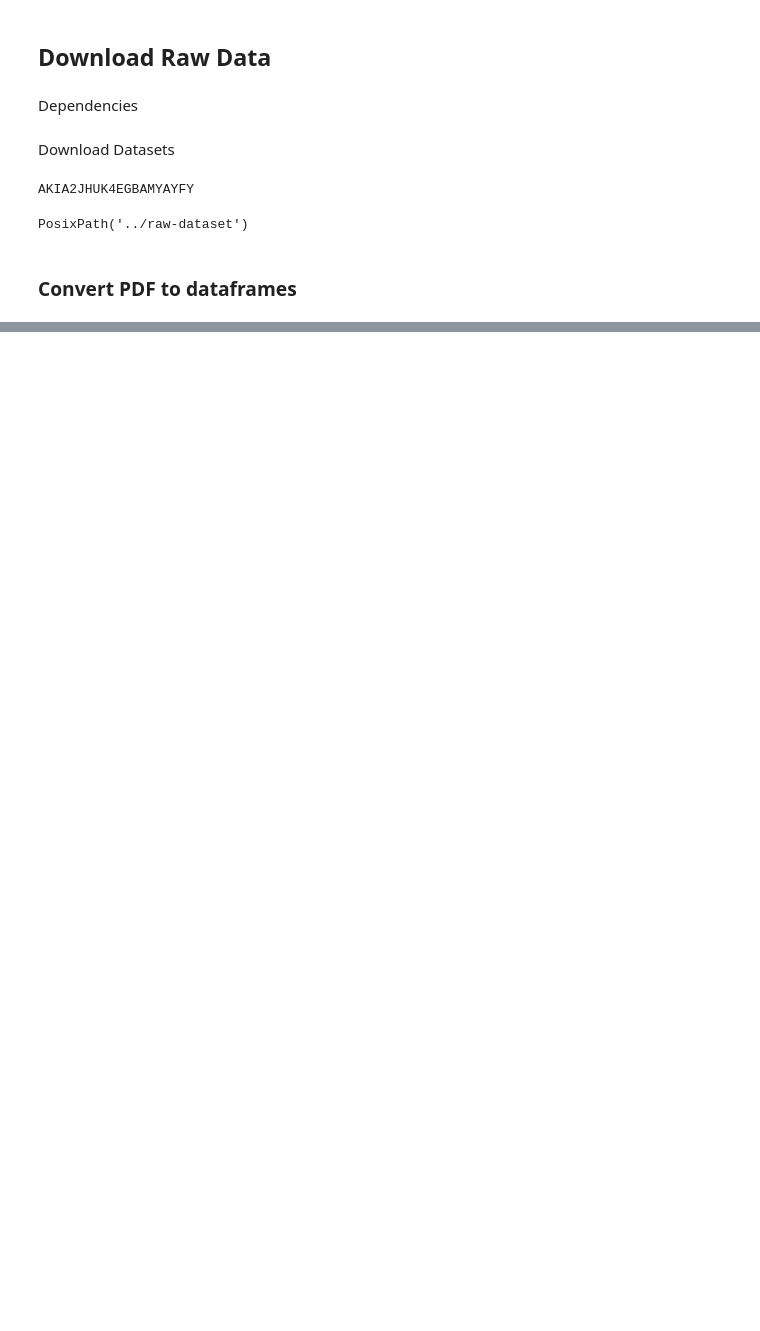
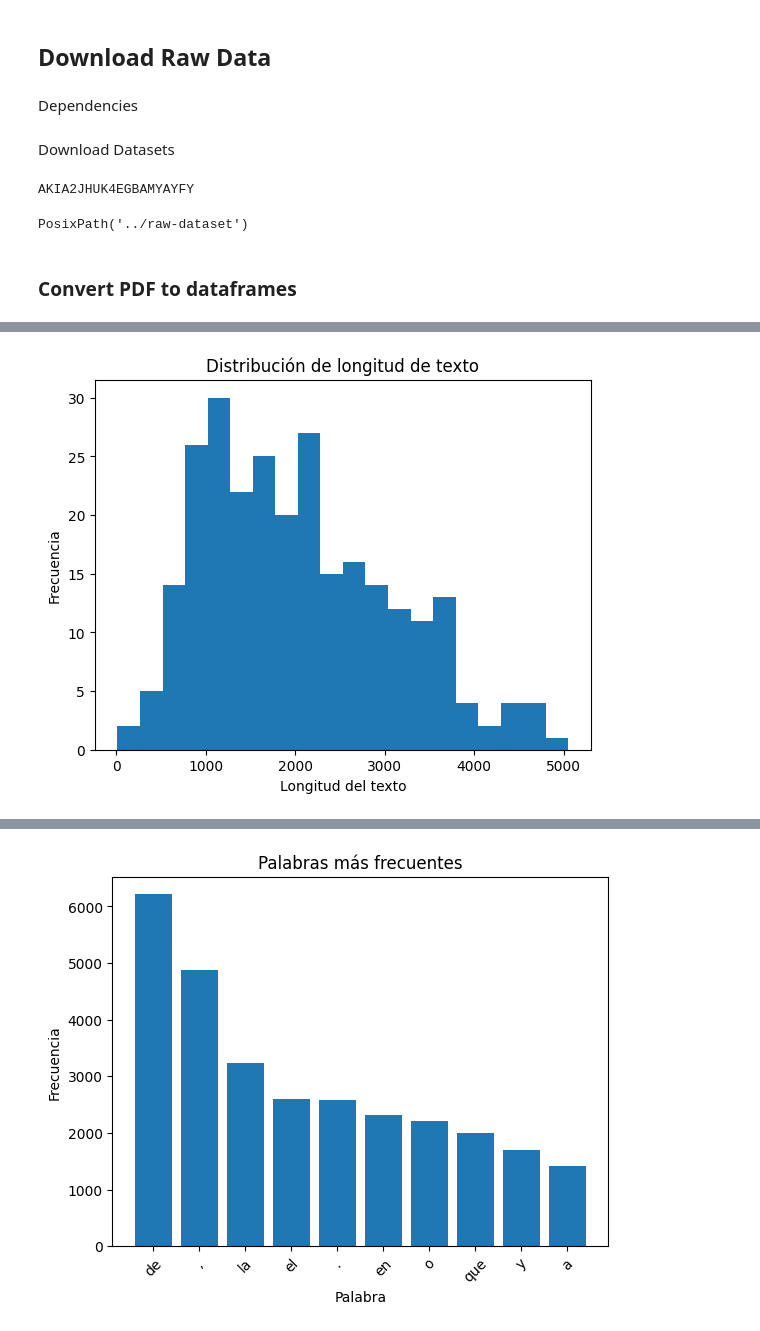
Before and after one commit to rodrigo-ds4/InsuranceAIBot, a Jupyter notebook: notebooks/download.ipynb, the cells around one changed output, grey strips where cells are left out. Cells and saved outputs as stored; diff of their text form; code cells hidden in the pictures; blank space fills up the shorter version.

```diff
--- a/notebooks/download.ipynb
+++ b/notebooks/download.ipynb
@@ -86,0 +113,43 @@ DataFrame 1:
+# %%
+import pandas as pd
+import matplotlib.pyplot as plt
+import nltk
+from nltk.probability import FreqDist
+from nltk.tokenize import word_tokenize
+
+# Combine all DataFrames into a single DataFrame
+combined_df = pd.concat(dataframes)
+
+# EDA - Histograma de longitud de texto
+combined_df['Text_Length'] = combined_df['Text'].apply(lambda x: len(x))
+plt.hist(combined_df['Text_Length'], bins=20)
+plt.xlabel('Longitud del texto')
+plt.ylabel('Frecuencia')
+plt.title('Distribución de longitud de texto')
+plt.show()
+
+# EDA - Gráfico de barras de palabras más frecuentes
+# Tokenizar el texto en palabras
+nltk.download('punkt')
+combined_df['Tokenized_Text'] = combined_df['Text'].apply(word_tokenize)
+
+# Calcular la frecuencia de cada palabra
+all_words = [word.lower() for tokens in combined_df['Tokenized_Text'] for word in tokens]
+freq_dist = FreqDist(all_words)
+
+# Obtener las 10 palabras más frecuentes
+top_words = freq_dist.most_common(10)
+
+# Crear el gráfico de barras
+words, frequencies = zip(*top_words)
+plt.bar(words, frequencies)
+plt.xlabel('Palabra')
+plt.ylabel('Frecuencia')
+plt.title('Palabras más frecuentes')
+plt.xticks(rotation=45)
+plt.show()
+
+# EDA - Gráfico de barras de conteo de categorías o temas
+# Si tienes información sobre categorías o temas en tus PDF, puedes realizar un análisis similar aquí.
+# %% [output]
+[figure, added]
@@ -86,0 +158 @@ DataFrame 1:
+[figure, added]
```
Also changed, not shown: parts of 4 cells of this notebook, 2 other files.
